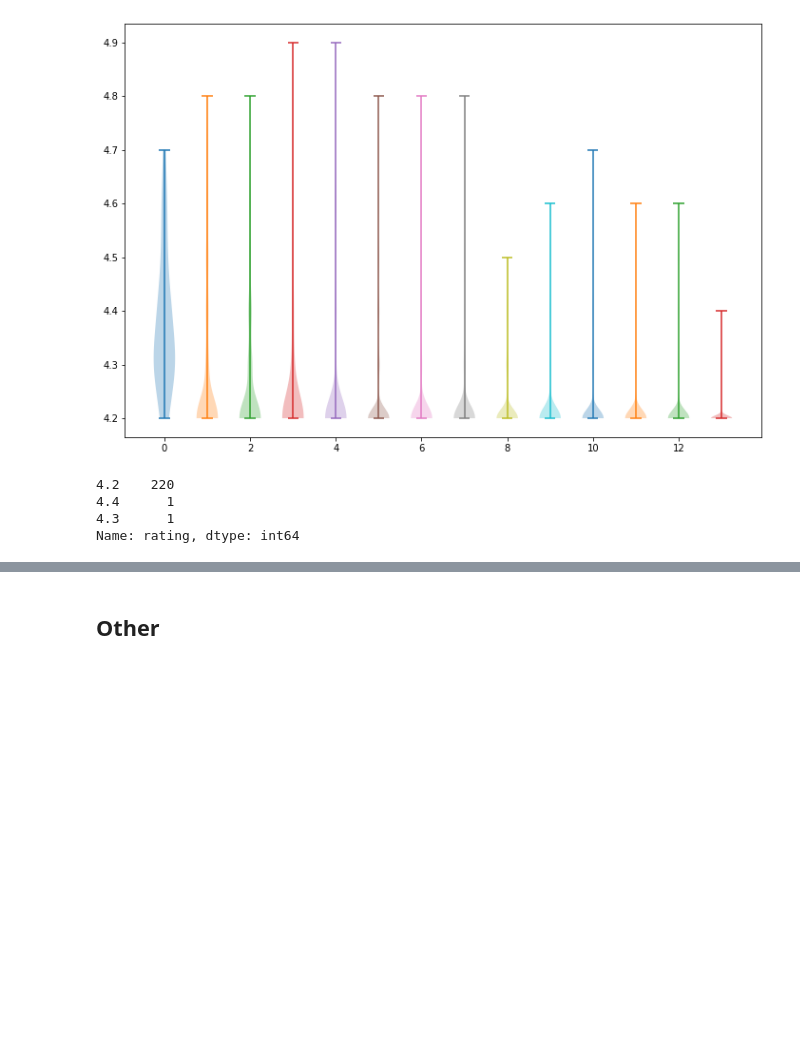
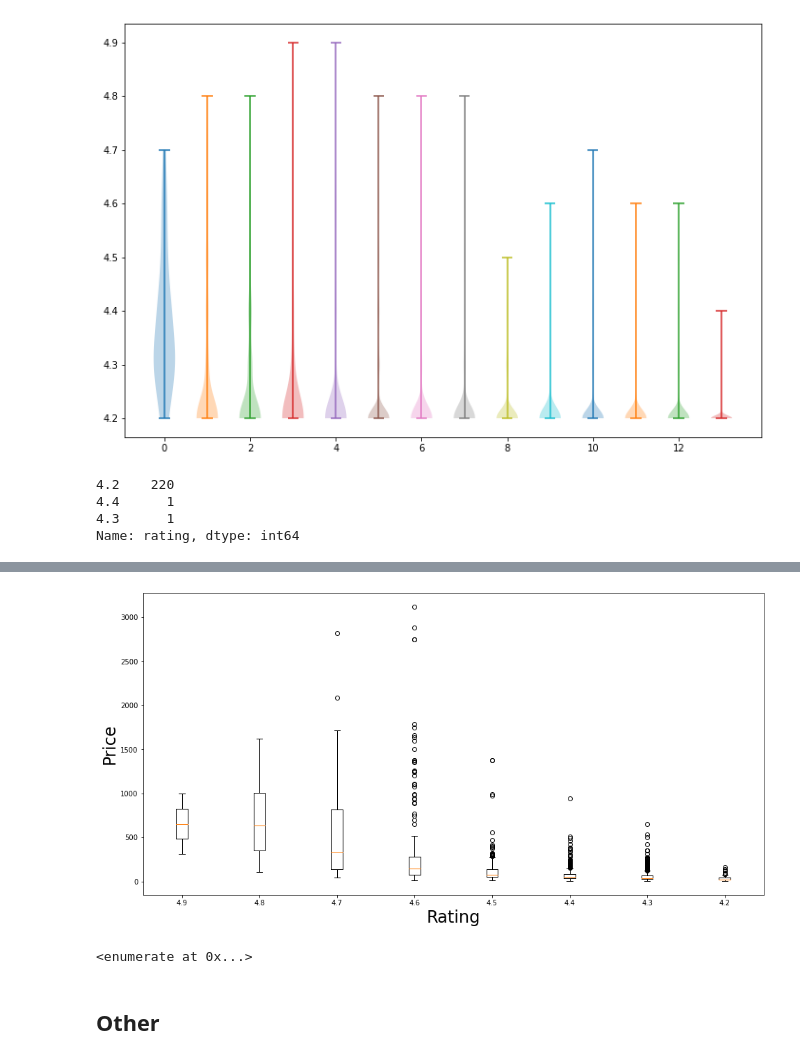
Before and after one commit to CharlesPizza/SpanishWineVisualization, a Jupyter notebook: SpanishWineExplore.ipynb, the cells around one changed output, grey strips where cells are left out. Drawn from its saved outputs; the diff is of its cells as text; code cells hidden in the pictures; blank space fills up the shorter version.

```diff
--- a/SpanishWineExplore.ipynb
+++ b/SpanishWineExplore.ipynb
@@ -72,0 +87,10 @@ Name: rating, dtype: int64
+# %%
+plt.figure(figsize=(16,8))
+for idx, i in enumerate(list(df['rating'].drop_duplicates())):
+    plt.boxplot(df[df['rating']==i]['price'], positions=[idx], labels=[i])
+    plt.xlabel('Rating', fontsize=24)
+    plt.ylabel('Price', fontsize=24)
+plt.show()
+# sns.boxplot(x=df['rating'], y=df['price'])
+# %% [output]
+[figure, added]
@@ -73,3 +104,7 @@ Name: rating, dtype: int64
+# %%
+enumerate(list(df['rating'].drop_duplicates()))
+# %% [output]
+<enumerate at 0x...>
 # %% [markdown]
 ## Other
 # %%
```
Also changed, not shown: parts of 14 cells of this notebook.
